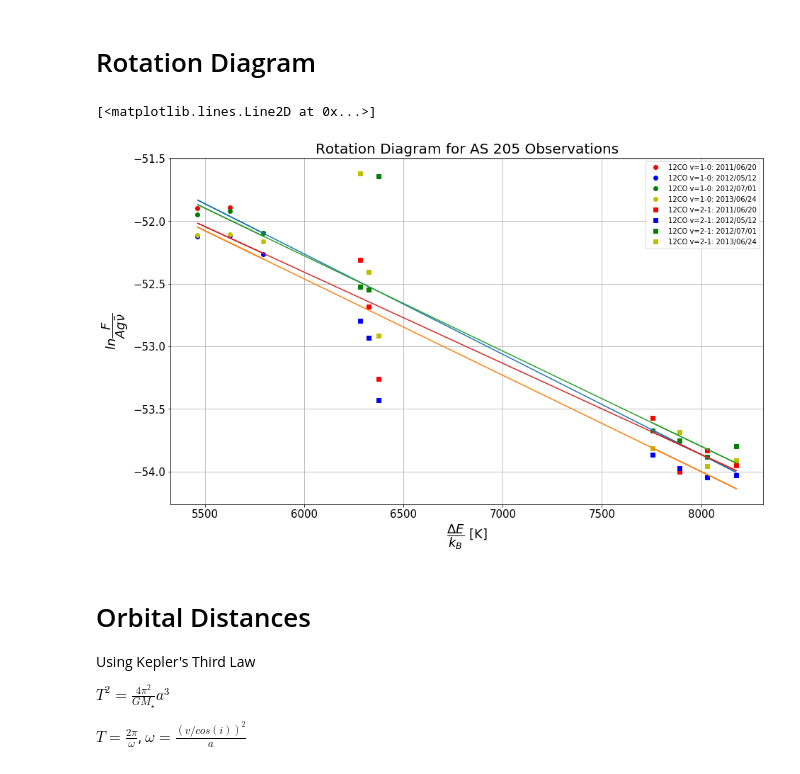
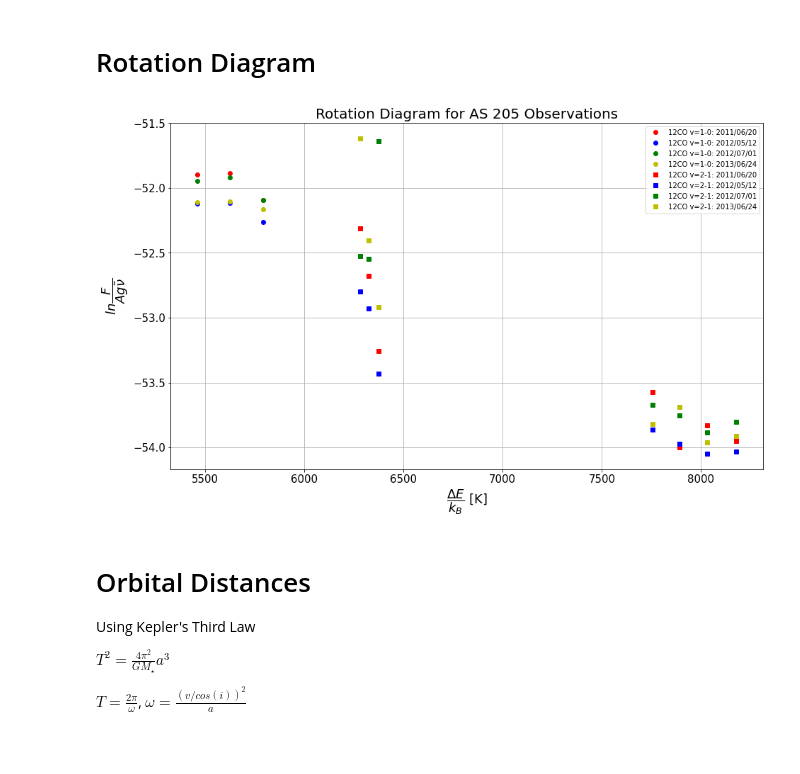
Before and after one commit to adamoses/URSIProject, a Jupyter notebook: AS205_Plots.ipynb, the cells around one changed output. Drawn from its saved outputs; the diff is of its cells as text; code cells hidden in the pictures.

```diff
--- a/AS205_Plots.ipynb
+++ b/AS205_Plots.ipynb
@@ -730,39 +806,38 @@ dY = np.append(graph4['y'], graph8['y'][:4])
 
 m1, b1 = np.polyfit(aX, aY, 1)
 m2, b2 = np.polyfit(bX, bY, 1)
 m3, b3 = np.polyfit(cX, cY, 1)
 m4, b4 = np.polyfit(dX, dY, 1)
 
-ax1.plot(aX, m1*aX+b1)
-ax1.plot(bX, m2*aX+b2)
-ax1.plot(cX, m3*aX+b3)
-ax1.plot(dX, m4*aX+b4)
+#ax1.plot(aX, m1*aX+b1)
+#ax1.plot(bX, m2*aX+b2)
+#ax1.plot(cX, m3*aX+b3)
+#ax1.plot(dX, m4*aX+b4)
 
 # m1, b1 = np.polyfit(graph1['x'], graph1['y'], 1)
 # m2, b2 = np.polyfit(graph2['x'], graph2['y'], 1)
 # m3, b3 = np.polyfit(graph3['x'], graph3['y'], 1)
 # m4, b4 = np.polyfit(graph4['x'], graph4['y'], 1)
 
 # ax1.plot(graph1['x'], m1*graph1['x']+b1, color='r')
 # ax1.plot(graph2['x'], m2*graph2['x']+b2, color='b')
 # ax1.plot(graph3['x'], m3*graph3['x']+b3, color='g')
 # ax1.plot(graph4['x'], m4*graph4['x']+b4, color='y')
 
 # m5, b5 = np.polyfit(graph5['x'][:4], graph5['y'][:4], 1)
 # m6, b6 = np.polyfit(graph6['x'][:4], graph6['y'][:4], 1)
 # m7, b7 = np.polyfit(graph7['x'][:4], graph7['y'][:4], 1)
 # m8, b8 = np.polyfit(graph8['x'][:4], graph8['y'][:4], 1)
 
 
 # ax1.plot(graph5['x'][:4], m5*graph5['x'][:4]+b5, color='r')
 # ax1.plot(graph6['x'][:4], m6*graph6['x'][:4]+b6, color='b')
 # ax1.plot(graph7['x'][:4], m7*graph7['x'][:4]+b7, color='g')
 # ax1.plot(graph8['x'][:4], m8*graph8['x'][:4]+b8, color='y')
 
 #fig.savefig('./Plots/lineFit_RotationDiagram')
 # %% [output]
-[<matplotlib.lines.Line2D at 0x...>]
-[figure, old version]
+[figure, new version]
 # %% [markdown]
 # Orbital Distances
 
```
Also changed, not shown: parts of 7 cells of this notebook, 3 other files.
